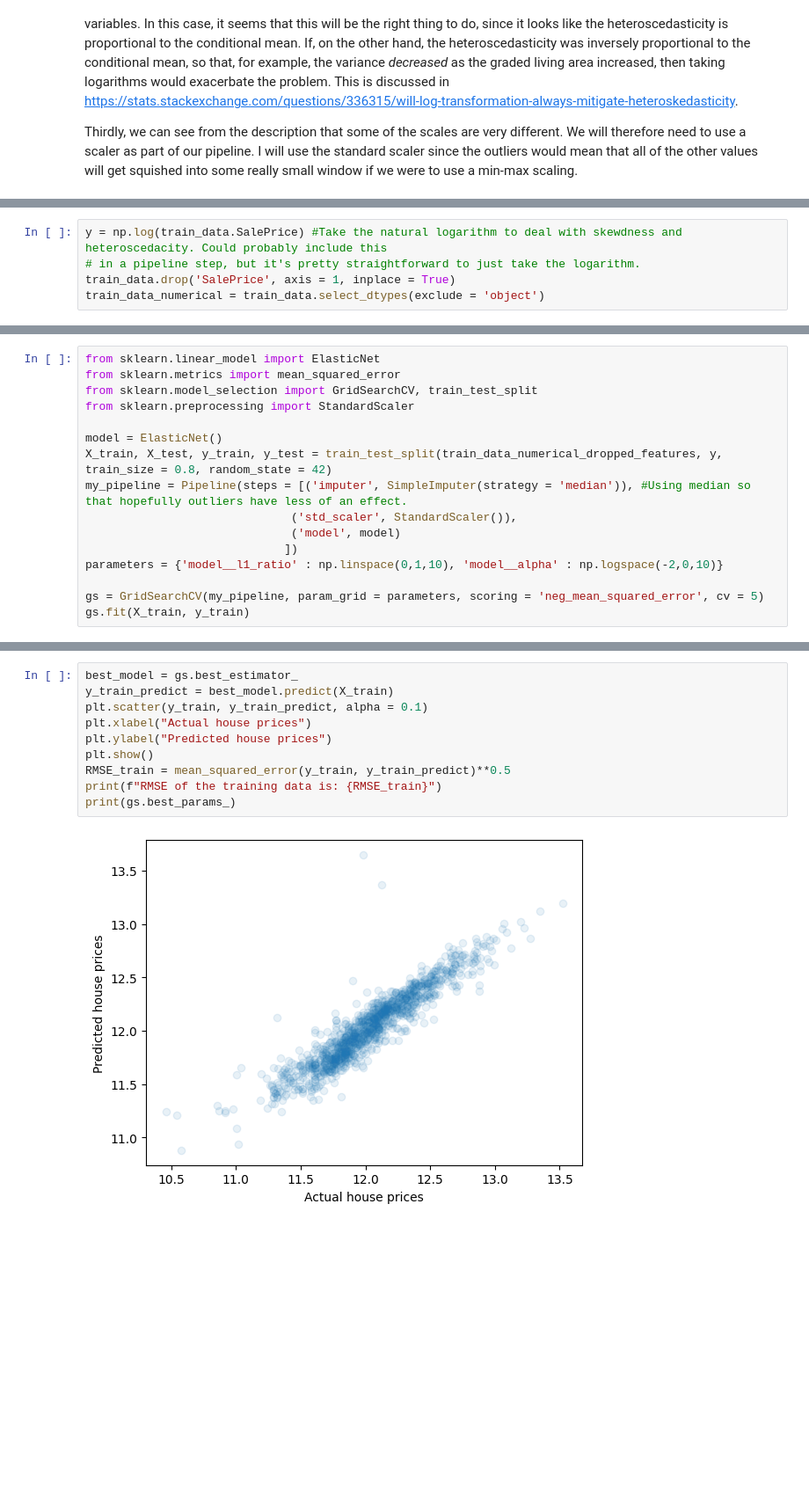
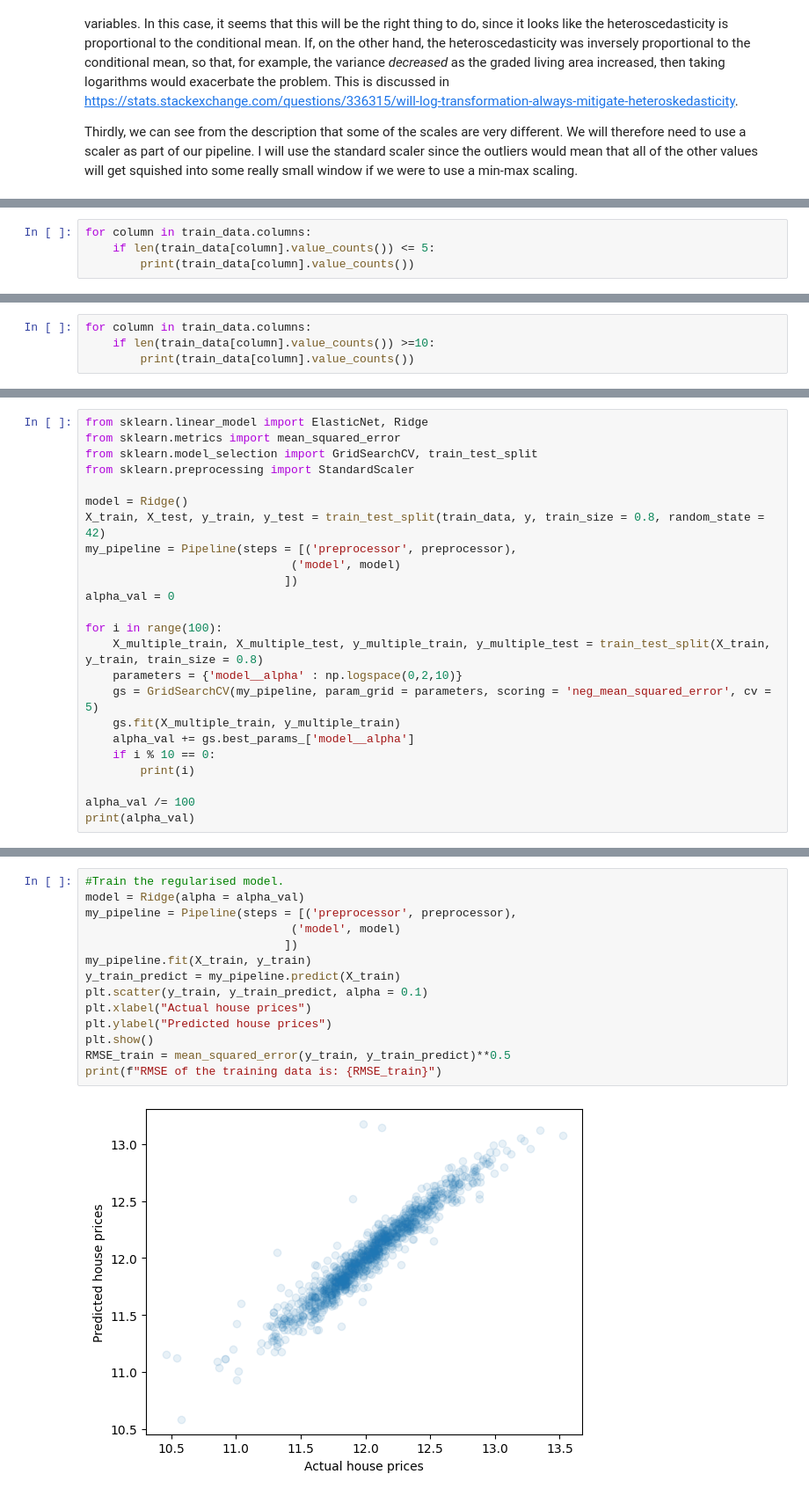
Before and after one commit to MatthewHabermann/KaggleComps, a Jupyter notebook: HousePrices/BasicLinReg.ipynb, the cells around one changed output, grey strips where cells are left out. Shown: that part at 88% size. Saved outputs shown, nothing was run; the diff lists cells and outputs as text; blank space fills up the shorter version.

```diff
--- a/HousePrices/BasicLinReg.ipynb
+++ b/HousePrices/BasicLinReg.ipynb
@@ -85,5 +106,4 @@ For the next steps, we impute the missing values in the numerical data (given th
 # %%
-y = np.log(train_data.SalePrice) #Take the natural logarithm to deal with skewdness and heteroscedacity. Could probably include this
-# in a pipeline step, but it's pretty straightforward to just take the logarithm.
-train_data.drop('SalePrice', axis = 1, inplace = True)
-train_data_numerical = train_data.select_dtypes(exclude = 'object')
+for column in train_data.columns:
+    if len(train_data[column].value_counts()) <= 5:
+        print(train_data[column].value_counts())
@@ -89,0 +128,4 @@ train_data_numerical = train_data.select_dtypes(exclude = 'object')
+# %%
+for column in train_data.columns:
+    if len(train_data[column].value_counts()) >=10:
+        print(train_data[column].value_counts())
@@ -182,17 +298,25 @@ So yes, this model is still overfit. We could simplify the model further by sele
 # %%
-from sklearn.linear_model import ElasticNet
+from sklearn.linear_model import ElasticNet, Ridge
 from sklearn.metrics import mean_squared_error
 from sklearn.model_selection import GridSearchCV, train_test_split
 from sklearn.preprocessing import StandardScaler
 
-model = ElasticNet()
-X_train, X_test, y_train, y_test = train_test_split(train_data_numerical_dropped_features, y, train_size = 0.8, random_state = 42)
-my_pipeline = Pipeline(steps = [('imputer', SimpleImputer(strategy = 'median')), #Using median so that hopefully outliers have less of an effect.
-                              ('std_scaler', StandardScaler()),
+model = Ridge()
+X_train, X_test, y_train, y_test = train_test_split(train_data, y, train_size = 0.8, random_state = 42)
+my_pipeline = Pipeline(steps = [('preprocessor', preprocessor),
                               ('model', model)
                              ])
-parameters = {'model__l1_ratio' : np.linspace(0,1,10), 'model__alpha' : np.logspace(-2,0,10)}
+alpha_val = 0
 
-gs = GridSearchCV(my_pipeline, param_grid = parameters, scoring = 'neg_mean_squared_error', cv = 5)
-gs.fit(X_train, y_train)
+for i in range(100):
+    X_multiple_train, X_multiple_test, y_multiple_train, y_multiple_test = train_test_split(X_train, y_train, train_size = 0.8)
+    parameters = {'model__alpha' : np.logspace(0,2,10)}
+    gs = GridSearchCV(my_pipeline, param_grid = parameters, scoring = 'neg_mean_squared_error', cv = 5)
+    gs.fit(X_multiple_train, y_multiple_train)
+    alpha_val += gs.best_params_['model__alpha']
+    if i % 10 == 0:
+        print(i)
+
+alpha_val /= 100
+print(alpha_val)
 # %% [output]
@@ -209,12 +334,16 @@ GridSearchCV(cv=5,
 # %%
-best_model = gs.best_estimator_
-y_train_predict = best_model.predict(X_train)
+#Train the regularised model.
+model = Ridge(alpha = alpha_val)
+my_pipeline = Pipeline(steps = [('preprocessor', preprocessor),
+                              ('model', model)
+                             ])
+my_pipeline.fit(X_train, y_train)
+y_train_predict = my_pipeline.predict(X_train)
 plt.scatter(y_train, y_train_predict, alpha = 0.1)
 plt.xlabel("Actual house prices")
 plt.ylabel("Predicted house prices")
 plt.show()
 RMSE_train = mean_squared_error(y_train, y_train_predict)**0.5
 print(f"RMSE of the training data is: {RMSE_train}")
-print(gs.best_params_)
 # %% [output]
-[figure, old version]
+[figure, new version]
```
Also changed, not shown: parts of 49 cells of this notebook, 6 other files.
